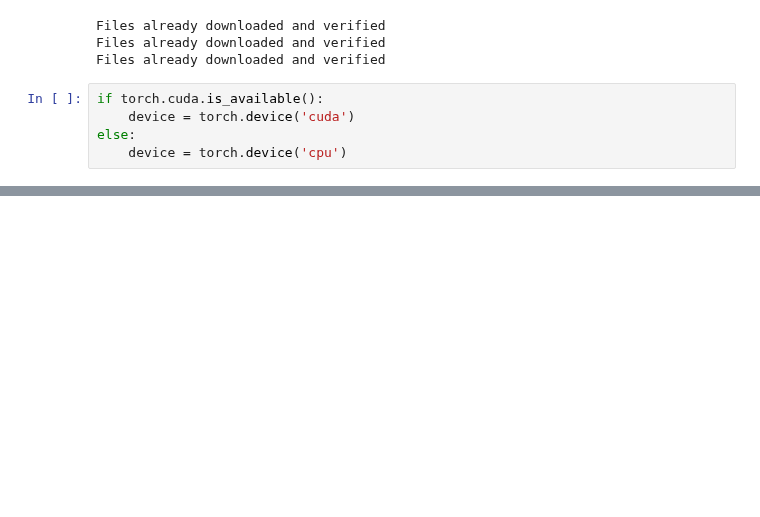
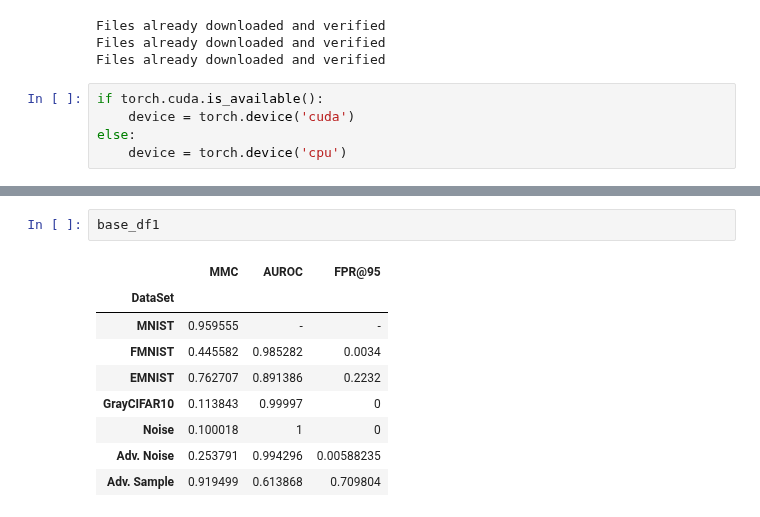
Before and after one commit to AlexMeinke/certified-certain-uncertainty, a Jupyter notebook: Evaluation Metrics.ipynb, the cells around one changed output, grey strips where cells are left out. Drawn from its saved outputs; the diff is of its cells as text; blank space fills up the shorter version.

```diff
--- a/Evaluation Metrics.ipynb
+++ b/Evaluation Metrics.ipynb
@@ -151,0 +65,12 @@ gmm_ACET_df = evaluate_model(gmm_model_ACET, device, dl.MNIST_test_loader, GMM_A
+# %%
+base_df1
+# %% [output]
+|  | MMC | AUROC | FPR@95 |
+| DataSet |  |  |  |
+| MNIST | 0.959555 | - | - |
+| FMNIST | 0.445582 | 0.985282 | 0.0034 |
+| EMNIST | 0.762707 | 0.891386 | 0.2232 |
+| GrayCIFAR10 | 0.113843 | 0.99997 | 0 |
+| Noise | 0.100018 | 1 | 0 |
+| Adv. Noise | 0.253791 | 0.994296 | 0.00588235 |
+| Adv. Sample | 0.919499 | 0.613868 | 0.709804 |
```
Also changed, not shown: parts of 17 cells of this notebook, 10 other files.
